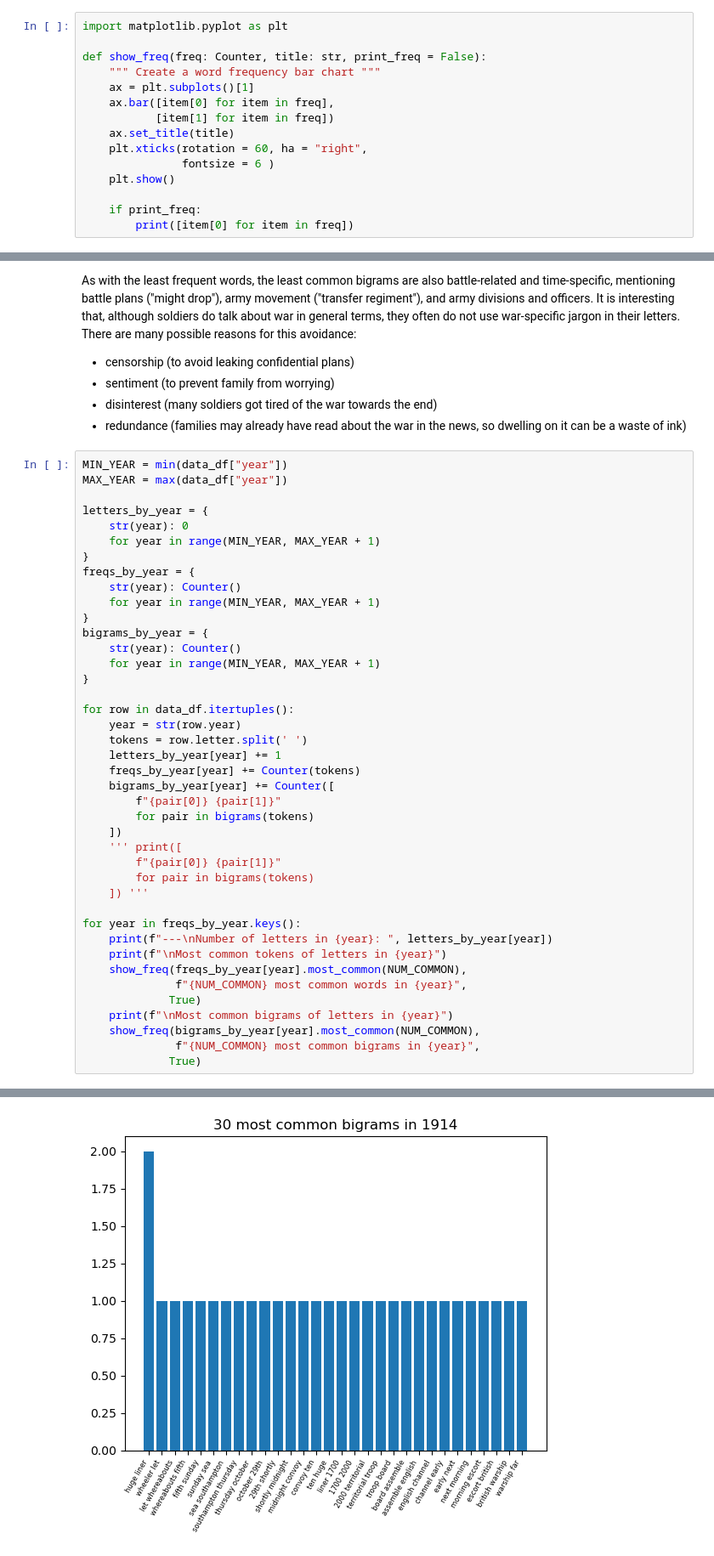
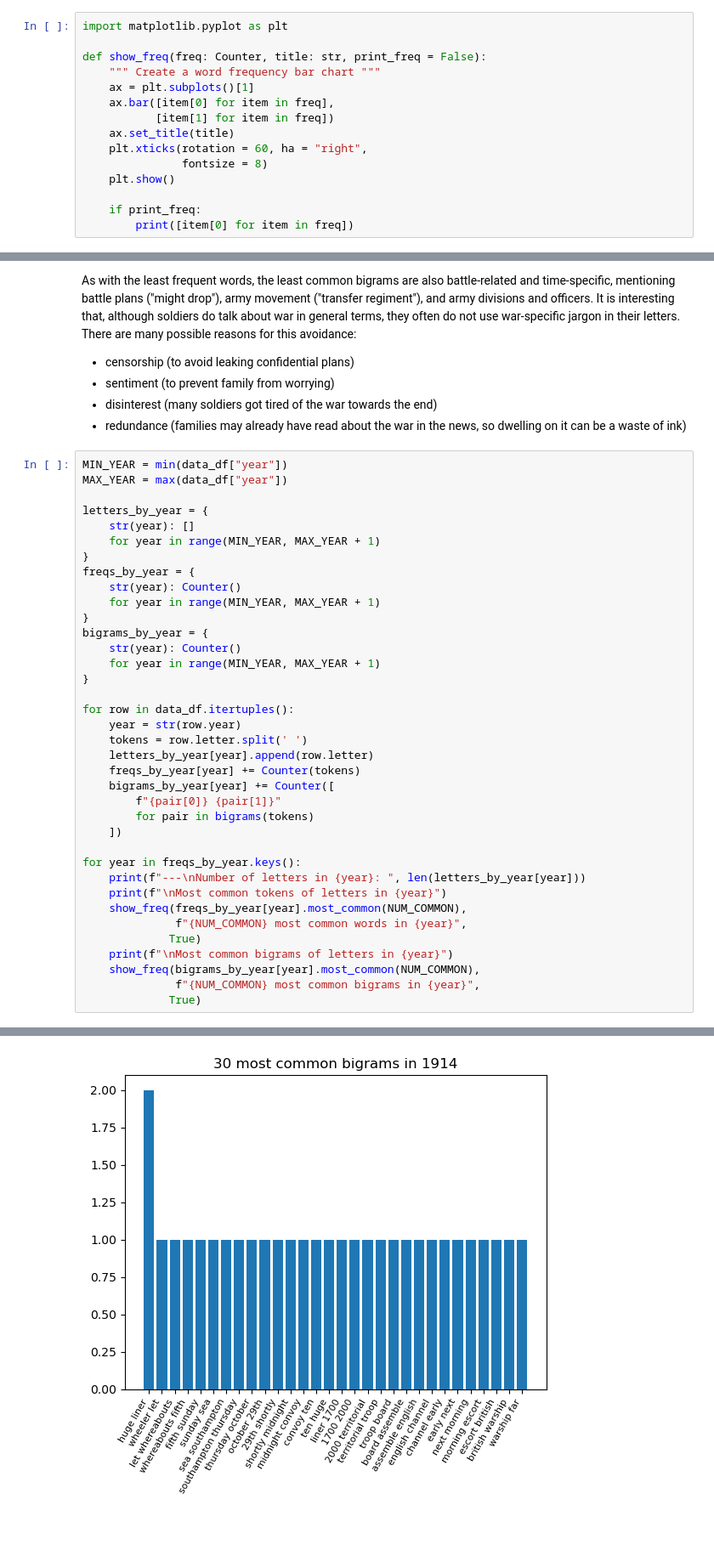
Before and after one commit to zhao-rry/TM2025_project, a Jupyter notebook: general_stats.ipynb, the cells around one changed output, grey strips where cells are left out. Shown at 85% size. Saved outputs shown, nothing was run; the diff lists cells and outputs as text; blank space fills up the shorter version.

```diff
--- a/general_stats.ipynb
+++ b/general_stats.ipynb
@@ -175,7 +175,7 @@ def show_freq(freq: Counter, title: str, print_freq = False):
            [item[1] for item in freq])
     ax.set_title(title)
     plt.xticks(rotation = 60, ha = "right",
-               fontsize = 6 )
+               fontsize = 8)
     plt.show()
 
     if print_freq:
@@ -415,7 +414,7 @@ MIN_YEAR = min(data_df["year"])
 MAX_YEAR = max(data_df["year"])
 
 letters_by_year = {
-    str(year): 0
+    str(year): []
     for year in range(MIN_YEAR, MAX_YEAR + 1)
 }
 freqs_by_year = {
@@ -430,19 +429,15 @@ bigrams_by_year = {
 for row in data_df.itertuples():
     year = str(row.year)
     tokens = row.letter.split(' ')
-    letters_by_year[year] += 1
+    letters_by_year[year].append(row.letter)
     freqs_by_year[year] += Counter(tokens)
     bigrams_by_year[year] += Counter([
         f"{pair[0]} {pair[1]}"
         for pair in bigrams(tokens)
     ])
-    ''' print([
-        f"{pair[0]} {pair[1]}"
-        for pair in bigrams(tokens)
-    ]) '''
 
 for year in freqs_by_year.keys():
-    print(f"---\nNumber of letters in {year}: ", letters_by_year[year])
+    print(f"---\nNumber of letters in {year}: ", len(letters_by_year[year]))
     print(f"\nMost common tokens of letters in {year}")
     show_freq(freqs_by_year[year].most_common(NUM_COMMON),
               f"{NUM_COMMON} most common words in {year}",
@@ -460,7 +455,7 @@ Most common tokens of letters in 1914
 ['troop', 'convoy', 'escort', 'port', 'suez', 'war', 'sea', 'huge', 'liner', 'board', 'next', 'warship', 'far', 'stay', 'lay', 'wait', 'aden', 'four', 'new', 'five', 'glad', 'little', 'please', 'conve ...
 
 Most common bigrams of letters in 1914
-[figure, old version]
+[figure, new version]
 ['huge liner', 'wheeler let', 'let whereabouts', 'whereabouts fifth', 'fifth sunday', 'sunday sea', 'sea southampton', 'southampton thursday', 'thursday october', 'october 29th', '29th shortly', 'shor ...
 ---
 Number of letters in 1915:  30
```
Also changed, not shown: parts of 5 cells of this notebook.
